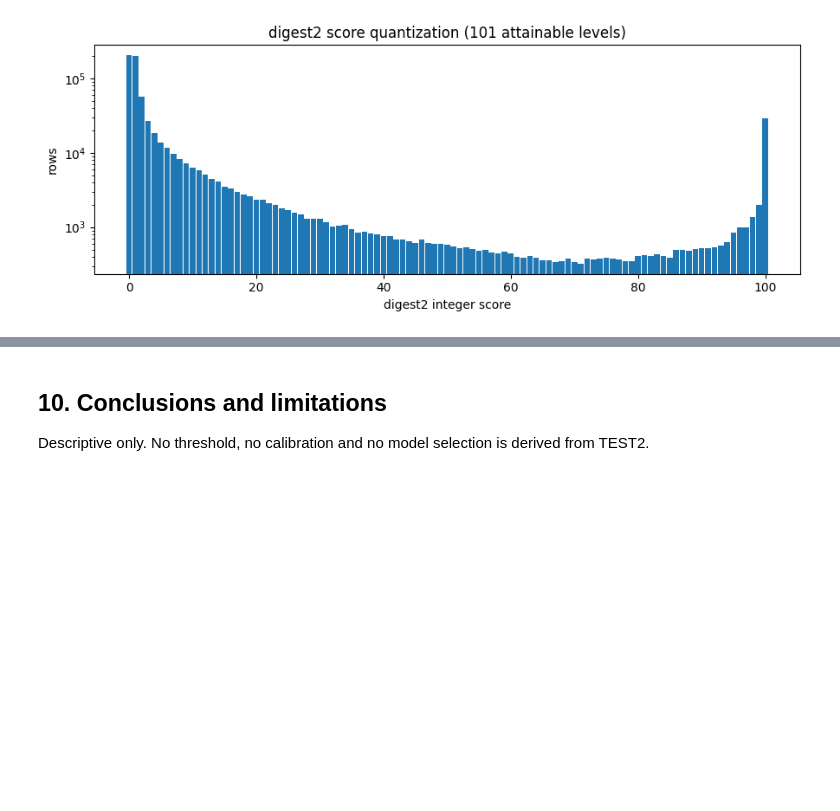
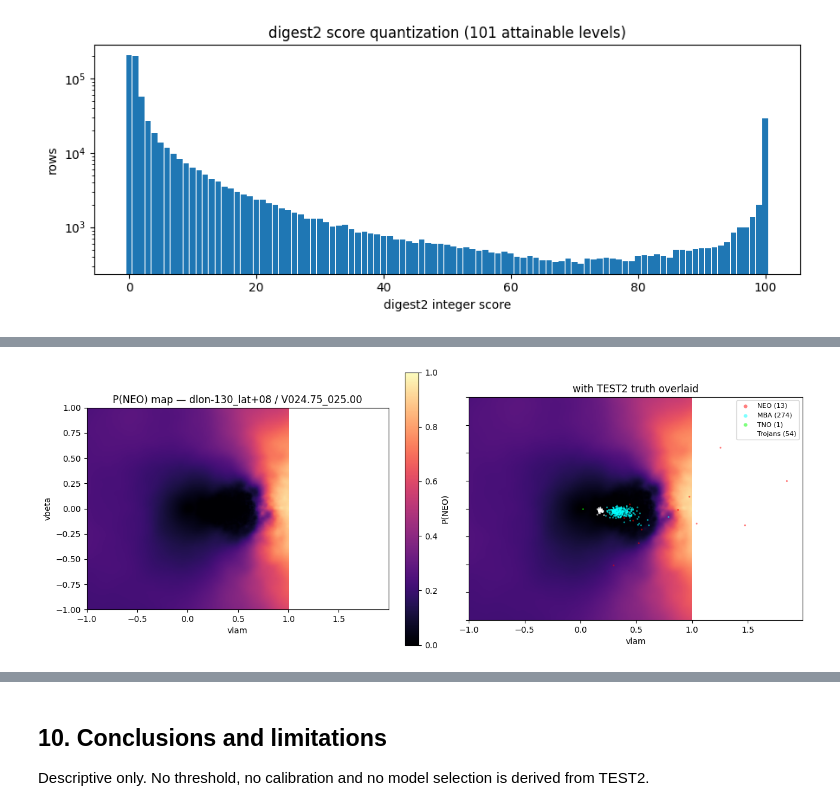
Before and after one commit to devanshi-s04/neomod, a Jupyter notebook: notebooks/validation/neomod3_k150_geometric_test2_vs_digest2.ipynb, the cells around one changed output, grey strips where cells are left out. Saved outputs shown, nothing was run; the diff lists cells and outputs as text; code cells hidden in the pictures; blank space fills up the shorter version.

```diff
--- a/notebooks/validation/neomod3_k150_geometric_test2_vs_digest2.ipynb
+++ b/notebooks/validation/neomod3_k150_geometric_test2_vs_digest2.ipynb
@@ -398,0 +536,17 @@ most populated levels:
+# %%
+Pm = np.asarray(z[f"P_NEO__{lab}"],float)[i0:i1,i0:i1]
+fig,ax=plt.subplots(1,2,figsize=(13,5),sharex=True,sharey=True)
+im=ax[0].imshow(np.ma.masked_invalid(Pm),origin="lower",extent=EXT,vmin=0,vmax=1,
+                cmap="magma",aspect="equal")
+ax[0].set_title(f"P(NEO) map — {cen} / {lab}"); ax[0].set_xlabel("vlam"); ax[0].set_ylabel("vbeta")
+fig.colorbar(im,ax=ax[0],fraction=0.046,label="P(NEO)")
+ax[1].imshow(np.ma.masked_invalid(Pm),origin="lower",extent=EXT,vmin=0,vmax=1,
+             cmap="magma",aspect="equal")
+for p,c in zip(POPS,("red","cyan","lime","white")):
+    g=sub[sub.population==p]
+    ax[1].scatter(g.vlam,g.vbeta,s=5,c=c,alpha=.5,linewidths=0,label=f"{p} ({len(g):,})")
+ax[1].legend(fontsize=8,markerscale=2); ax[1].set_title("with TEST2 truth overlaid")
+ax[1].set_xlabel("vlam")
+plt.tight_layout(); plt.show()
+# %% [output]
+[figure, added]
```
Also changed, not shown: parts of 8 cells of this notebook.
